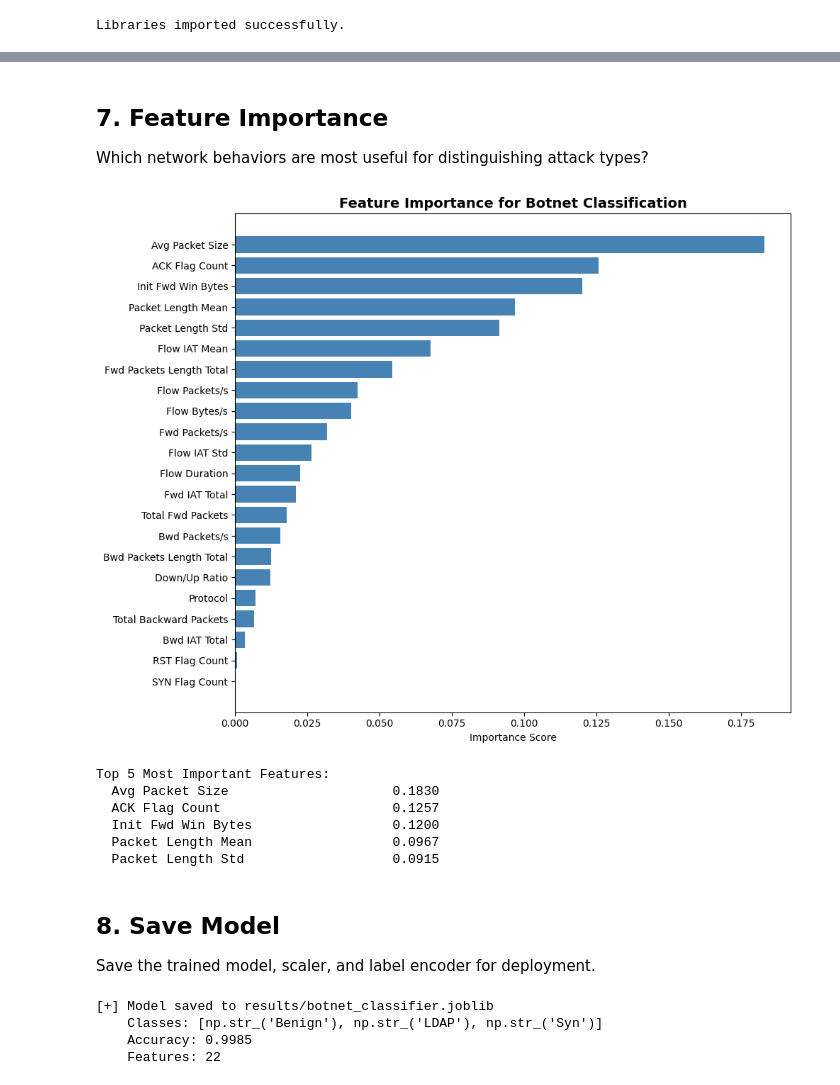
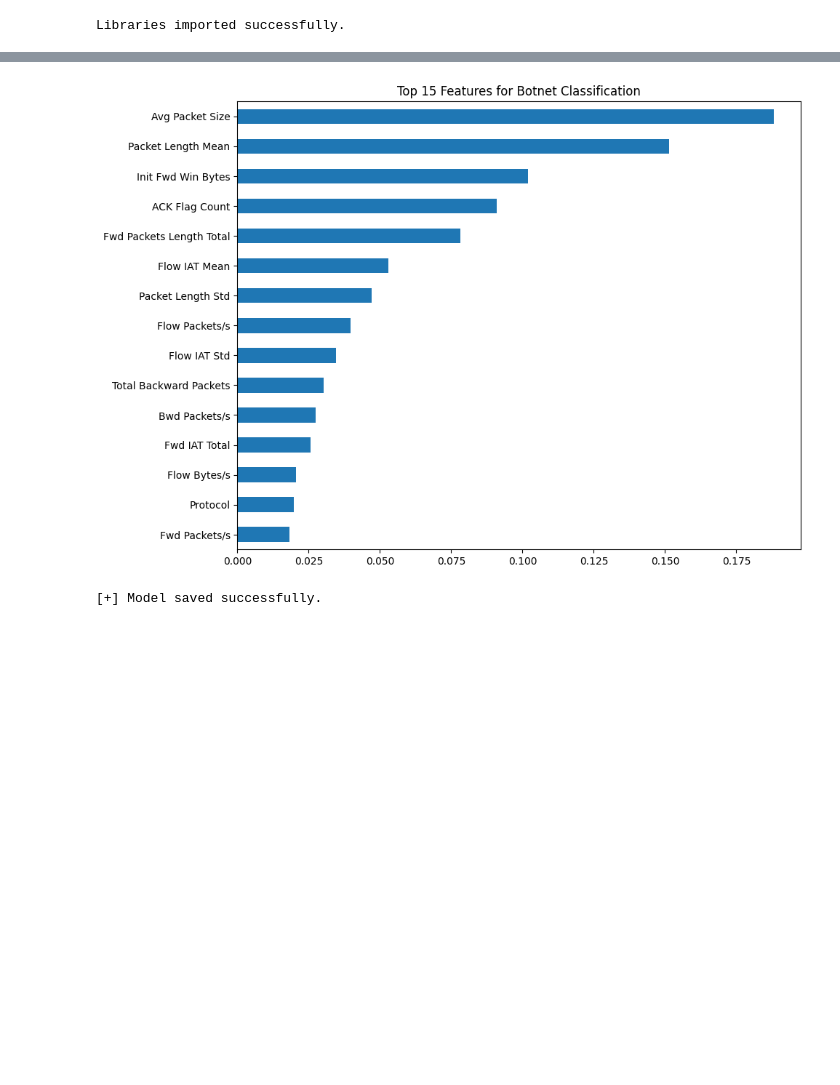
Before and after one commit to LonelyDreamer005/BotnetDetectionCBP, a Jupyter notebook: Botnet_Detection.ipynb, the cells around one changed output, grey strips where cells are left out. Saved outputs shown, nothing was run; the diff lists cells and outputs as text; code cells hidden in the pictures; blank space fills up the shorter version.

```diff
--- a/Botnet_Detection.ipynb
+++ b/Botnet_Detection.ipynb
@@ -225,56 +185,17 @@ Saved to results/confusion_matrix.png
-# %% [markdown]
-## 7. Feature Importance
-
-Which network behaviors are most useful for distinguishing attack types?
-# %%
-importances = model.feature_importances_
-feat_imp = pd.DataFrame({
-    'Feature': available,
-    'Importance': importances
-}).sort_values('Importance', ascending=True)
-
-plt.figure(figsize=(10, 8))
-plt.barh(feat_imp['Feature'], feat_imp['Importance'], color='steelblue')
-plt.title('Feature Importance for Botnet Classification', fontsize=14, fontweight='bold')
-plt.xlabel('Importance Score')
-plt.tight_layout()
-plt.savefig('results/feature_importance.png', dpi=150)
-plt.show()
-
-print('\nTop 5 Most Important Features:')
-for _, row in feat_imp.tail(5).iloc[::-1].iterrows():
-    print(f'  {row["Feature"]:35s} {row["Importance"]:.4f}')
-# %% [output]
-[figure, removed]
-Top 5 Most Important Features:
-  Avg Packet Size                     0.1830
-  ACK Flag Count                      0.1257
-  Init Fwd Win Bytes                  0.1200
-  Packet Length Mean                  0.0967
-  Packet Length Std                   0.0915
-# %% [markdown]
-## 8. Save Model
-
-Save the trained model, scaler, and label encoder for deployment.
+# %%
+importances = model.feature_importances_
+feat_imp = pd.Series(importances, index=available).sort_values(ascending=False)
+plt.figure(figsize=(10, 8))
+feat_imp.head(15).plot(kind='barh').invert_yaxis()
+plt.title('Top 15 Features for Botnet Classification')
+plt.savefig('results/feature_importance.png')
+plt.show()
+# %% [output]
+[figure, added]
 # %%
 import joblib
-
-artifact = {
-    'model': model,
-    'scaler': scaler,
-    'label_encoder': le,
-    'features': available,
-    'classes': list(le.classes_),
-    'accuracy': accuracy
-}
-
+artifact = {'model': model, 'scaler': scaler, 'label_encoder': le, 'features': available}
 joblib.dump(artifact, 'results/botnet_classifier.joblib')
-print(f'[+] Model saved to results/botnet_classifier.joblib')
-print(f'    Classes: {list(le.classes_)}')
-print(f'    Accuracy: {accuracy:.4f}')
-print(f'    Features: {len(available)}')
+print('[+] Model saved successfully.')
 # %% [output]
-[+] Model saved to results/botnet_classifier.joblib
-    Classes: [np.str_('Benign'), np.str_('LDAP'), np.str_('Syn')]
-    Accuracy: 0.9985
-    Features: 22
+[+] Model saved successfully.
```
Also changed, not shown: parts of 18 cells of this notebook, 12 other files.
